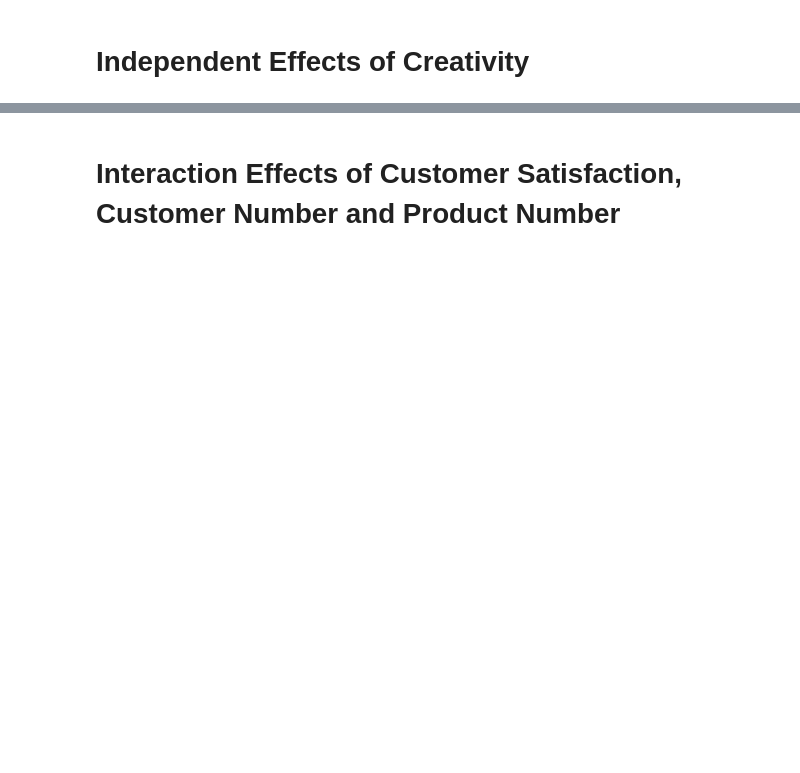
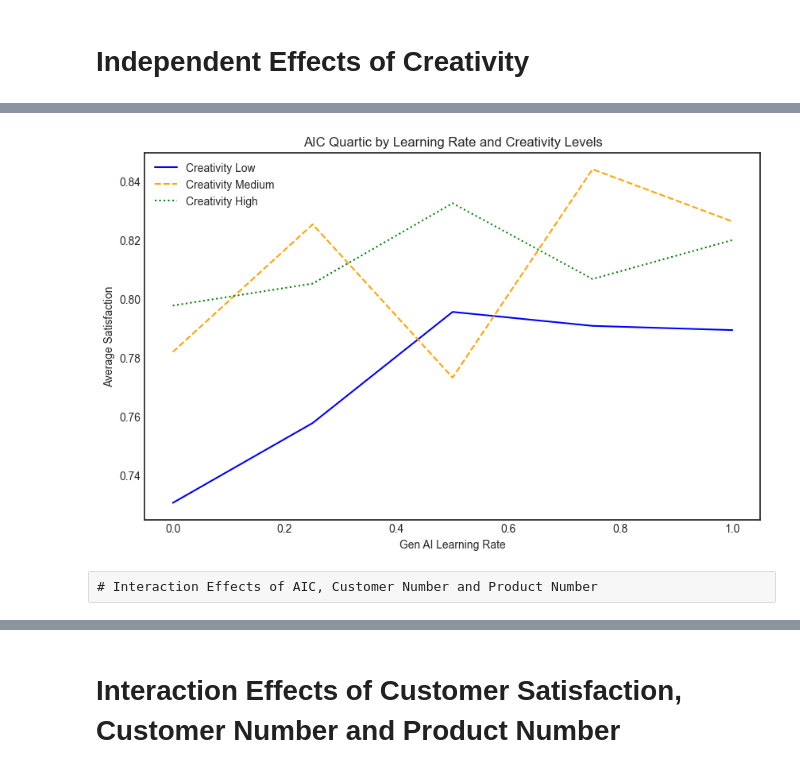
Before and after one commit to SecJiahui/GenAI_Customer, a Jupyter notebook: GenAI_Customer/regression.ipynb, the cells around one changed output, grey strips where cells are left out. Saved outputs shown, nothing was run; the diff lists cells and outputs as text; code cells hidden in the pictures; blank space fills up the shorter version.

```diff
--- a/GenAI_Customer/regression.ipynb
+++ b/GenAI_Customer/regression.ipynb
@@ -775,0 +777,35 @@ plt.show()
+# %%
+# Set the plotting style
+plt.style.use('seaborn-v0_8-white')
+
+# Create a new figure for plotting
+plt.figure(figsize=(10, 6))
+
+# Define line styles for different learning rate levels
+line_styles = ['-', '--', ':']
+
+# Plot a line for each creativity_gen_ai level
+for creativity_level, color, style in zip(['Creativity Low', 'Creativity Medium', 'Creativity High'], ['blue', 'orange', 'green'], line_styles):
+    # Filter data for the corresponding creativity_gen_ai level
+    subset = data_normalized_df[data_normalized_df[creativity_level] == 1]
+
+    # Calculate the average AIC for each level of learning_rate_gen_ai
+    average_aic = subset.groupby('learning_rate_gen_ai')['Average Satisfaction'].mean()
+
+    # Plot the line
+    plt.plot(average_aic.index, average_aic.values, label=creativity_level, color=color, linestyle=style)
+
+# Add title and axis labels
+plt.title('AIC Quartic by Learning Rate and Creativity Levels')
+plt.xlabel('Gen AI Learning Rate')
+plt.ylabel('Average Satisfaction')
+
+# Add a legend
+plt.legend()
+
+# Display the plot
+plt.show()
+# %% [output]
+[figure, added]
+# %% [raw]
+# Interaction Effects of AIC, Customer Number and Product Number
```
Also changed, not shown: parts of 20 cells of this notebook.
